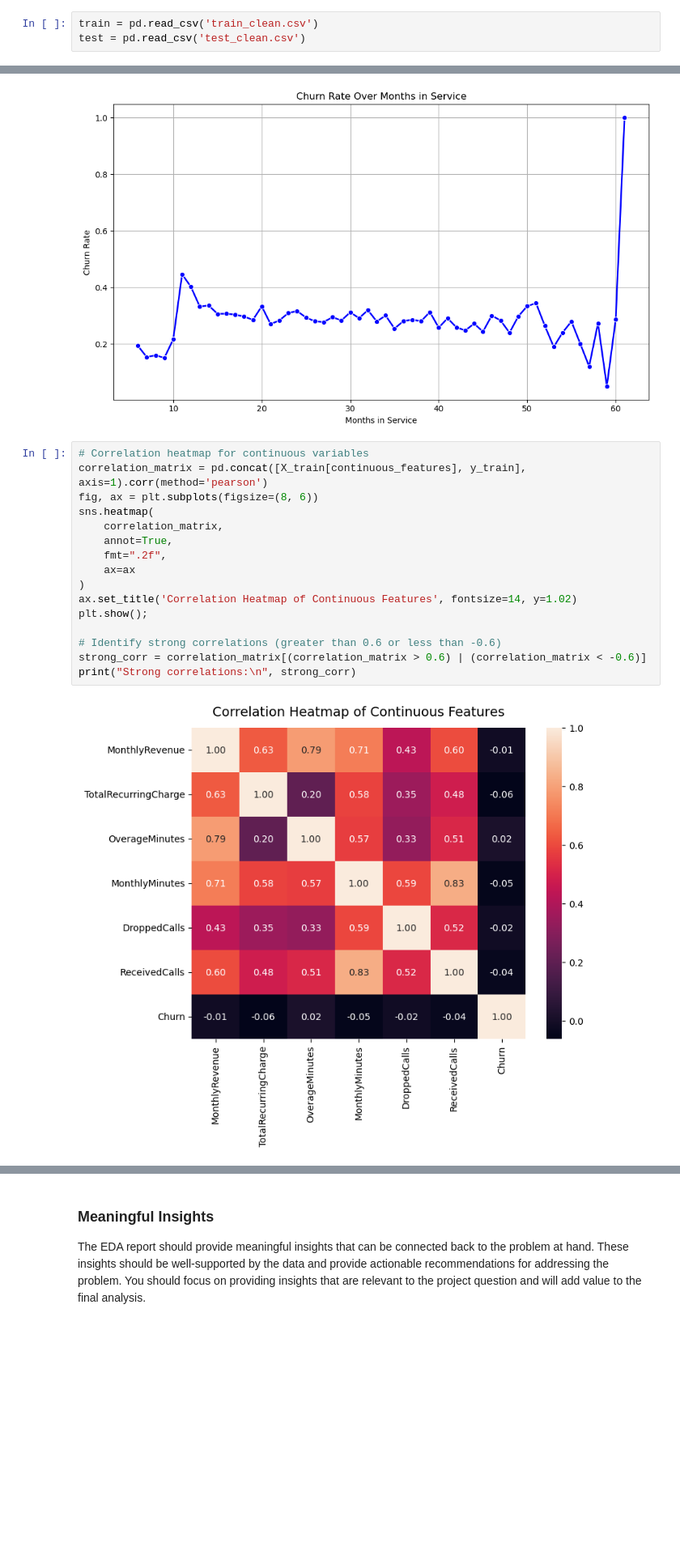
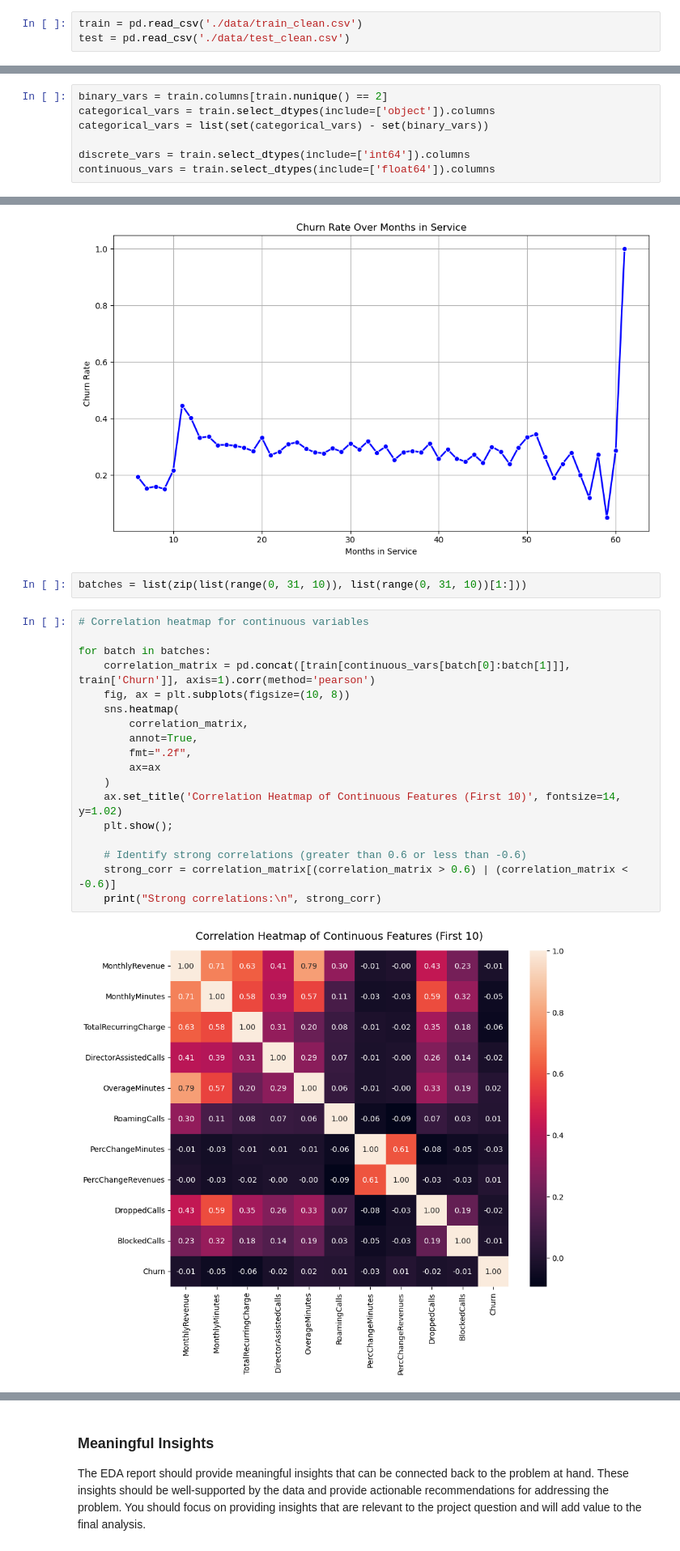
Before and after one commit to kayleeisokay/cs109a_final_project, a Jupyter notebook: MS3.ipynb, the cells around one changed output, grey strips where cells are left out. Shown at 81% size. Cells and saved outputs as stored; diff of their text form; blank space fills up the shorter version.

```diff
--- a/MS3.ipynb
+++ b/MS3.ipynb
@@ -26,8 +22,8 @@ from sklearn.preprocessing import PowerTransformer
 # %% [markdown]
 ### Data Description
 # %%
-train = pd.read_csv('train_clean.csv')
-test = pd.read_csv('test_clean.csv')
+train = pd.read_csv('./data/train_clean.csv')
+test = pd.read_csv('./data/test_clean.csv')
 # %%
 pass
 # %% [markdown]
@@ -80,0 +52,7 @@ colors_of_seoul = [
+# %%
+binary_vars = train.columns[train.nunique() == 2]
+categorical_vars = train.select_dtypes(include=['object']).columns
+categorical_vars = list(set(categorical_vars) - set(binary_vars))
+
+discrete_vars = train.select_dtypes(include=['int64']).columns
+continuous_vars = train.select_dtypes(include=['float64']).columns
@@ -222,22 +238,26 @@ plt.tight_layout()
 plt.show()
 # %% [output]
 [figure]
+# %%
+batches = list(zip(list(range(0, 31, 10)), list(range(0, 31, 10))[1:]))
 # %%
 # Correlation heatmap for continuous variables
-correlation_matrix = pd.concat([X_train[continuous_features], y_train], axis=1).corr(method='pearson')
-fig, ax = plt.subplots(figsize=(8, 6))
-sns.heatmap(
-    correlation_matrix,
-    annot=True,
-    fmt=".2f",
-    ax=ax
-)
-ax.set_title('Correlation Heatmap of Continuous Features', fontsize=14, y=1.02)
-plt.show();
 
-# Identify strong correlations (greater than 0.6 or less than -0.6)
-strong_corr = correlation_matrix[(correlation_matrix > 0.6) | (correlation_matrix < -0.6)]
-print("Strong correlations:\n", strong_corr)
+for batch in batches:
+    correlation_matrix = pd.concat([train[continuous_vars[batch[0]:batch[1]]], train['Churn']], axis=1).corr(method='pearson')
+    fig, ax = plt.subplots(figsize=(10, 8))
+    sns.heatmap(
+        correlation_matrix,
+        annot=True,
+        fmt=".2f",
+        ax=ax
+    )
+    ax.set_title('Correlation Heatmap of Continuous Features (First 10)', fontsize=14, y=1.02)
+    plt.show();
+
+    # Identify strong correlations (greater than 0.6 or less than -0.6)
+    strong_corr = correlation_matrix[(correlation_matrix > 0.6) | (correlation_matrix < -0.6)]
+    print("Strong correlations:\n", strong_corr)
 # %% [output]
-[figure, old version]
+[figure, new version]
 Strong correlations:
```
Also changed, not shown: parts of 27 cells of this notebook.
